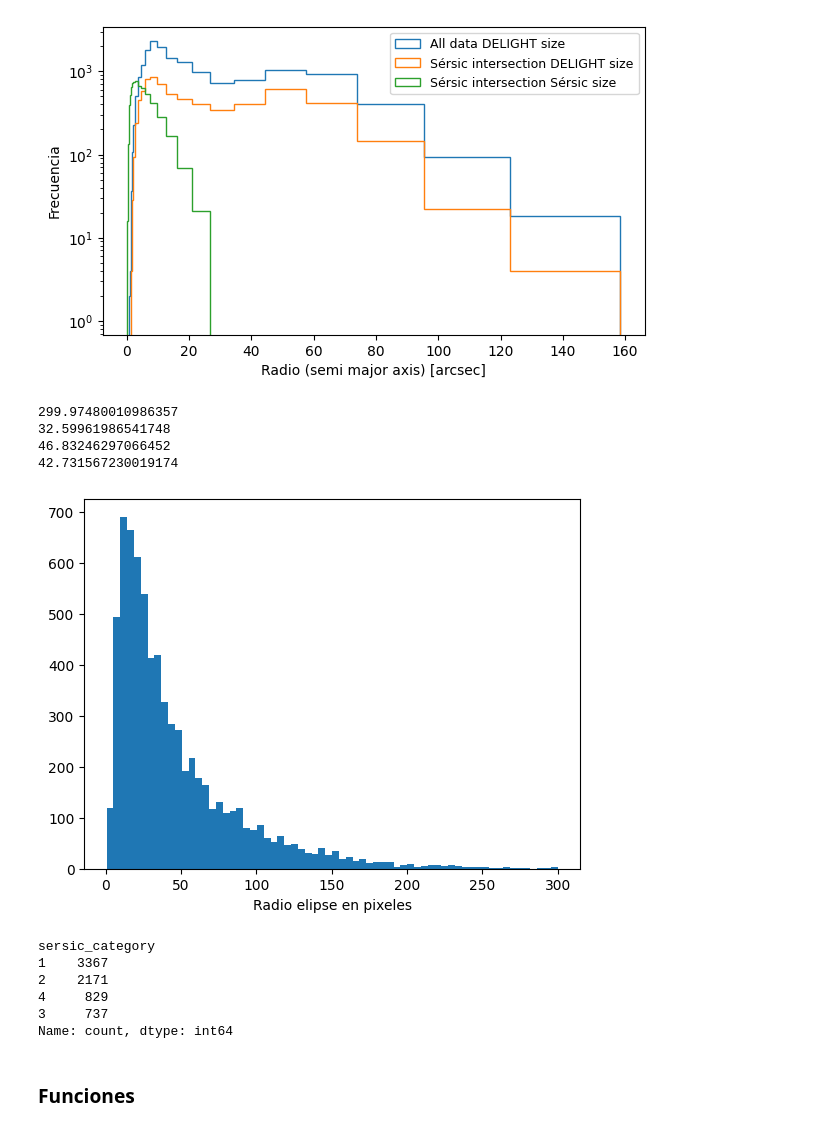
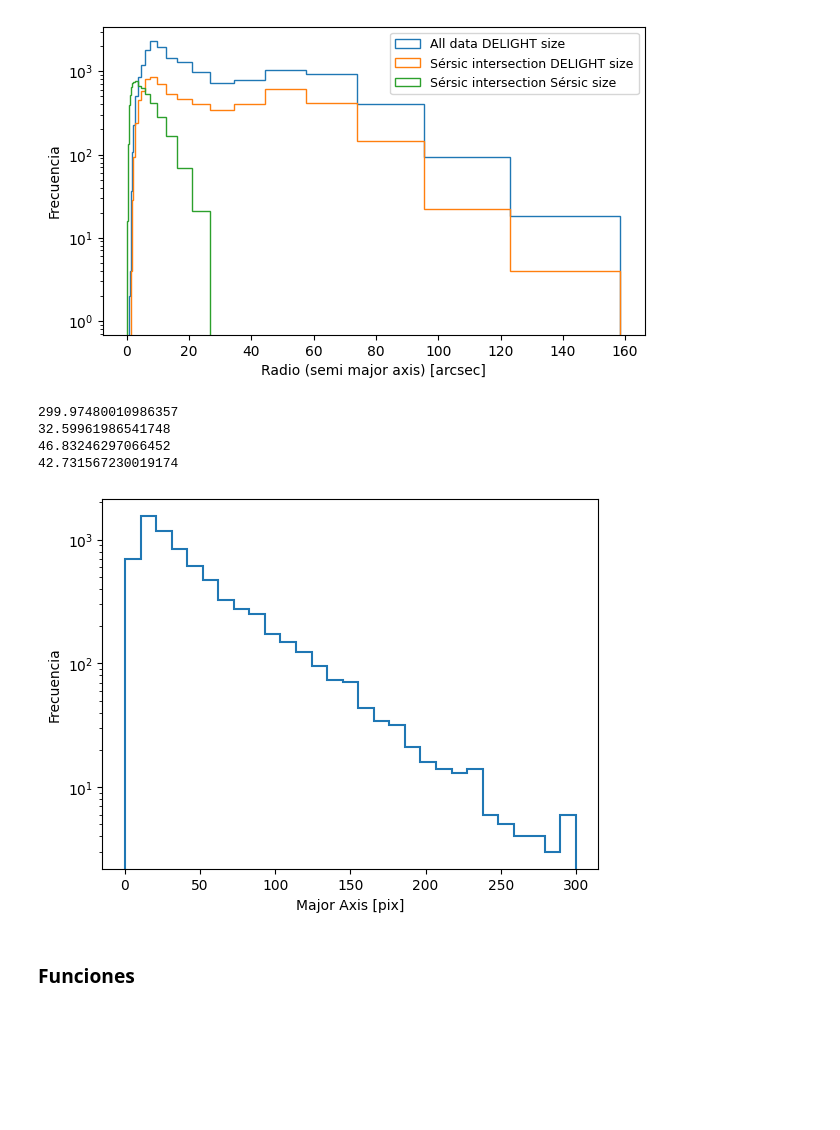
Before and after one commit to AlanMontanares/PRISM, a Jupyter notebook: notebooks/01.Sersic_profiles.ipynb, the cells around one changed output. Cells and saved outputs as stored; diff of their text form; code cells hidden in the pictures; blank space fills up the shorter version.

```diff
--- a/notebooks/01.Sersic_profiles.ipynb
+++ b/notebooks/01.Sersic_profiles.ipynb
@@ -15,7 +15,7 @@ sys.path.append(os.path.abspath(os.path.join(os.getcwd(), "..")))
 
 from utils.sersic_functions import sersic_profile, generate_random_pos
 # %%
-df = pd.read_csv("../data/SERSIC/delight_sersic.csv", index_col='oid', dtype={'objID': 'Int64'})
+df = pd.read_csv("../data/SERSIC/df.csv", index_col='oid', dtype={'objID': 'Int64'})
 # %%
 ser_columns = [
     "objID", "host_ra", "host_dec", "hostsize", "dx", "dy",
@@ -67,18 +67,28 @@ plt.show()
 # %%
 # Radio de las elipses de Sersic (3 veces el radio) en pixeles
 # En este caso seleccionamos 210 pixeles de radio
 
 print(df_sersic["rSerRadius"].max()*3/0.25)
 print(df_sersic["rSerRadius"].median()*3/0.25)
 print(df_sersic["rSerRadius"].mean()*3/0.25)
 print(df_sersic["rSerRadius"].std()*3/0.25)
 
-plt.hist(df_sersic["rSerRadius"]*3/0.25, bins="auto")
-plt.xlabel("Radio elipse en pixeles")
+data = df_sersic["rSerRadius"] * 3 / 0.25
+
+# Definir bines logarítmicos desde 1 a 1000 (puedes ajustar la cantidad de bines)
+bins = np.logspace(np.log10(1), np.log10(1000), num=20)
+
+plt.hist(data, bins=np.linspace(0,300,30), histtype="step", linewidth=1.5)
+
+
+#plt.xscale("log")
+plt.yscale("log")
+plt.xlabel("Major Axis [pix]")
+plt.ylabel("Frecuencia")
 plt.show()
 # %% [output]
 299.97480010986357
 32.59961986541748
 46.83246297066452
 42.731567230019174
-[figure, old version]
+[figure, new version]
@@ -146,12 +95,3 @@ df_sersic = assign_sersic_category(df_sersic)
-# %%
-df_sersic["sersic_category"].value_counts()
-# %% [output]
-sersic_category
-1    3367
-2    2171
-4     829
-3     737
-Name: count, dtype: int64
 # %% [markdown]
 ### Funciones
 # %%
```
Also changed, not shown: parts of 8 cells of this notebook, 1 other file.
